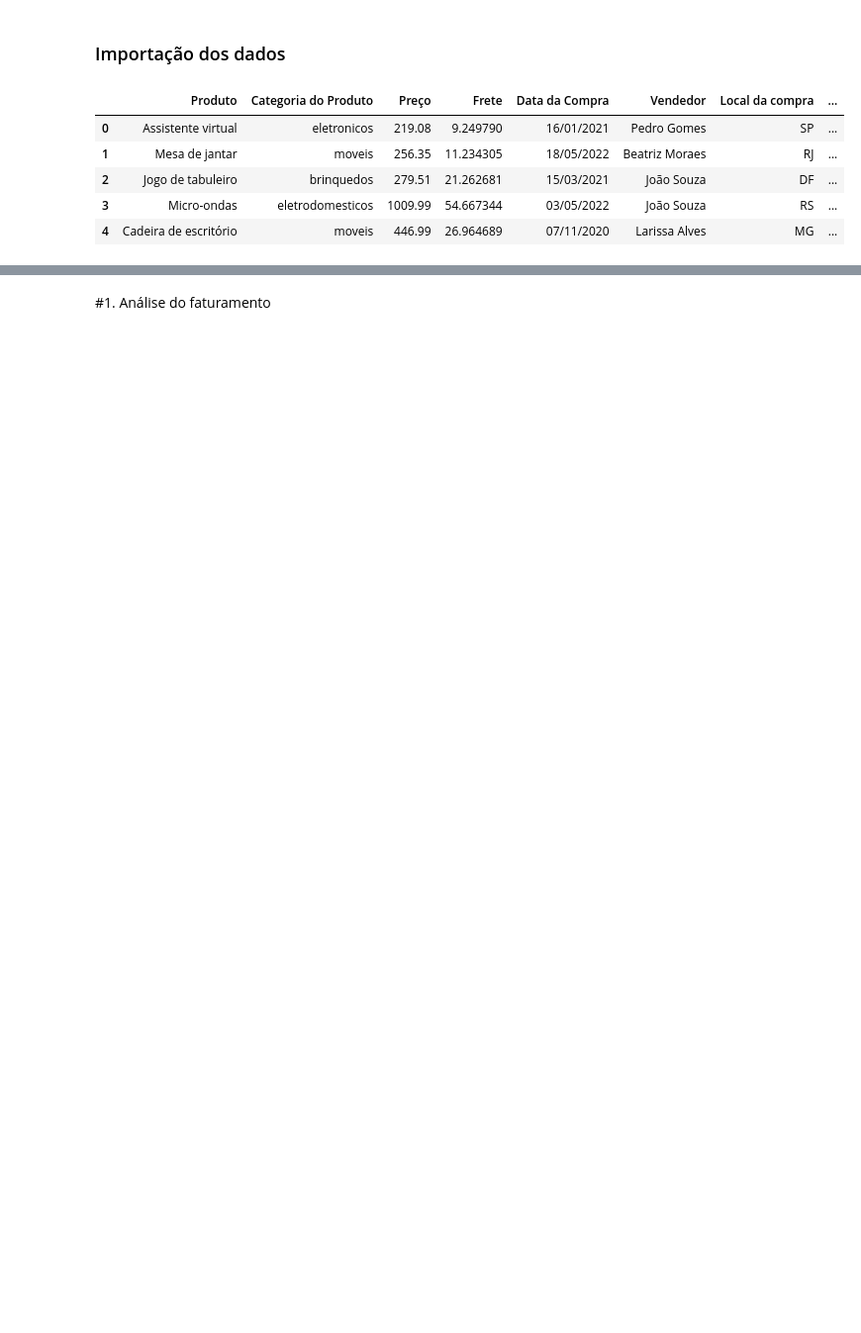
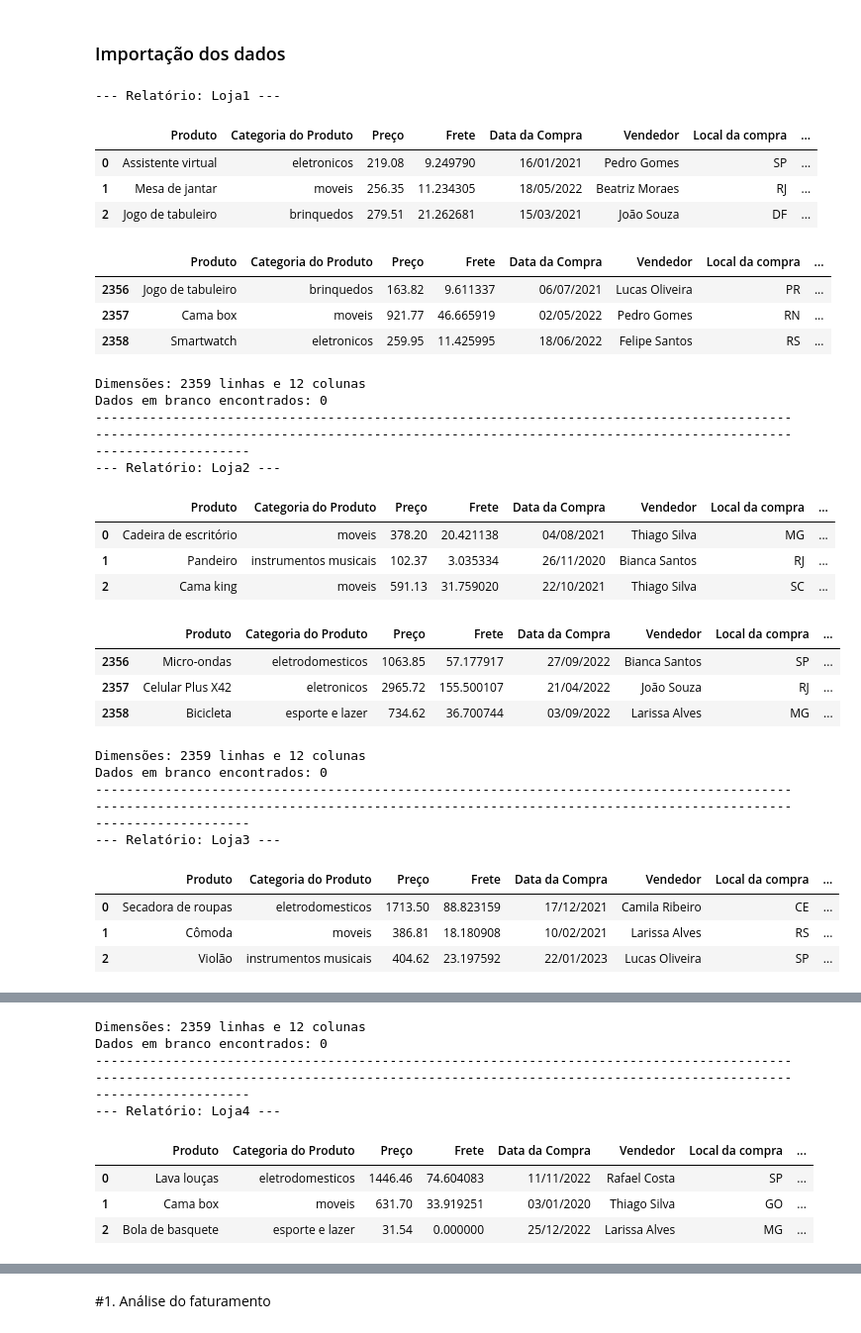
Before and after one commit to vitorhugo28/Alura_Store_BR, a Jupyter notebook: AluraStoreBrasil.ipynb, the cells around one changed output, grey strips where cells are left out. Shown at 99% size. Drawn from its saved outputs; the diff is of its cells as text; code cells hidden in the pictures; blank space fills up the shorter version.

```diff
--- a/AluraStoreBrasil.ipynb
+++ b/AluraStoreBrasil.ipynb
@@ -5,21 +5,56 @@
 # %%
 import pandas as pd
 
-url = "https://raw.githubusercontent.com/alura-es-cursos/challenge1-data-science/refs/heads/main/base-de-dados-challenge-1/loja_1.csv"
-url2 = "https://raw.githubusercontent.com/alura-es-cursos/challenge1-data-science/refs/heads/main/base-de-dados-challenge-1/loja_2.csv"
-url3 = "https://raw.githubusercontent.com/alura-es-cursos/challenge1-data-science/refs/heads/main/base-de-dados-challenge-1/loja_3.csv"
-url4 = "https://raw.githubusercontent.com/alura-es-cursos/challenge1-data-science/refs/heads/main/base-de-dados-challenge-1/loja_4.csv"
+lojas_dados = {
+    "Loja1": "https://raw.githubusercontent.com/alura-es-cursos/challenge1-data-science/refs/heads/main/base-de-dados-challenge-1/loja_1.csv",
+    "Loja2": "https://raw.githubusercontent.com/alura-es-cursos/challenge1-data-science/refs/heads/main/base-de-dados-challenge-1/loja_2.csv",
+    "Loja3": "https://raw.githubusercontent.com/alura-es-cursos/challenge1-data-science/refs/heads/main/base-de-dados-challenge-1/loja_3.csv",
+    "Loja4": "https://raw.githubusercontent.com/alura-es-cursos/challenge1-data-science/refs/heads/main/base-de-dados-challenge-1/loja_4.csv"
+}
 
-loja = pd.read_csv(url)
-loja2 = pd.read_csv(url2)
-loja3 = pd.read_csv(url3)
-loja4 = pd.read_csv(url4)
 
-loja.head()
+for nome, url in lojas_dados.items():
+    df_loja= pd.read_csv(url)
+
+    linhas, colunas = df_loja.shape
+
+    nulos = df_loja.isnull().sum().sum()
+
+    print(f"--- Relatório: {nome} ---")
+    display(df_loja.head(3))
+    print(" ")
+    display(df_loja.tail(3))
+    print(" ")
+    print(f"Dimensões: {linhas} linhas e {colunas} colunas")
+    print(f"Dados em branco encontrados: {nulos}")
+    print("-" * 200)
 # %% [output]
+--- Relatório: Loja1 ---
 |  | Produto | Categoria do Produto | Preço | Frete | Data da Compra | Vendedor | Local da compra | ... |
 | 0 | Assistente virtual | eletronicos | 219.08 | 9.249790 | 16/01/2021 | Pedro Gomes | SP | ... |
 | 1 | Mesa de jantar | moveis | 256.35 | 11.234305 | 18/05/2022 | Beatriz Moraes | RJ | ... |
 | 2 | Jogo de tabuleiro | brinquedos | 279.51 | 21.262681 | 15/03/2021 | João Souza | DF | ... |
-| 3 | Micro-ondas | eletrodomesticos | 1009.99 | 54.667344 | 03/05/2022 | João Souza | RS | ... |
-| 4 | Cadeira de escritório | moveis | 446.99 | 26.964689 | 07/11/2020 | Larissa Alves | MG | ... |
+|  | Produto | Categoria do Produto | Preço | Frete | Data da Compra | Vendedor | Local da compra | ... |
+| 2356 | Jogo de tabuleiro | brinquedos | 163.82 | 9.611337 | 06/07/2021 | Lucas Oliveira | PR | ... |
+| 2357 | Cama box | moveis | 921.77 | 46.665919 | 02/05/2022 | Pedro Gomes | RN | ... |
+| 2358 | Smartwatch | eletronicos | 259.95 | 11.425995 | 18/06/2022 | Felipe Santos | RS | ... |
+Dimensões: 2359 linhas e 12 colunas
+Dados em branco encontrados: 0
+--------------------------------------------------------------------------------------------------------------------------------------------------------------------------------------------------------
+--- Relatório: Loja2 ---
+|  | Produto | Categoria do Produto | Preço | Frete | Data da Compra | Vendedor | Local da compra | ... |
+| 0 | Cadeira de escritório | moveis | 378.20 | 20.421138 | 04/08/2021 | Thiago Silva | MG | ... |
+| 1 | Pandeiro | instrumentos musicais | 102.37 | 3.035334 | 26/11/2020 | Bianca Santos | RJ | ... |
+| 2 | Cama king | moveis | 591.13 | 31.759020 | 22/10/2021 | Thiago Silva | SC | ... |
+|  | Produto | Categoria do Produto | Preço | Frete | Data da Compra | Vendedor | Local da compra | ... |
+| 2356 | Micro-ondas | eletrodomesticos | 1063.85 | 57.177917 | 27/09/2022 | Bianca Santos | SP | ... |
+| 2357 | Celular Plus X42 | eletronicos | 2965.72 | 155.500107 | 21/04/2022 | João Souza | RJ | ... |
+| 2358 | Bicicleta | esporte e lazer | 734.62 | 36.700744 | 03/09/2022 | Larissa Alves | MG | ... |
+Dimensões: 2359 linhas e 12 colunas
+Dados em branco encontrados: 0
+--------------------------------------------------------------------------------------------------------------------------------------------------------------------------------------------------------
+--- Relatório: Loja3 ---
+|  | Produto | Categoria do Produto | Preço | Frete | Data da Compra | Vendedor | Local da compra | ... |
+| 0 | Secadora de roupas | eletrodomesticos | 1713.50 | 88.823159 | 17/12/2021 | Camila Ribeiro | CE | ... |
+| 1 | Cômoda | moveis | 386.81 | 18.180908 | 10/02/2021 | Larissa Alves | RS | ... |
+| 2 | Violão | instrumentos musicais | 404.62 | 23.197592 | 22/01/2023 | Lucas Oliveira | SP | ... |
@@ -25,0 +65,8 @@ loja.head()
+Dimensões: 2359 linhas e 12 colunas
+Dados em branco encontrados: 0
+--------------------------------------------------------------------------------------------------------------------------------------------------------------------------------------------------------
+--- Relatório: Loja4 ---
+|  | Produto | Categoria do Produto | Preço | Frete | Data da Compra | Vendedor | Local da compra | ... |
+| 0 | Lava louças | eletrodomesticos | 1446.46 | 74.604083 | 11/11/2022 | Rafael Costa | SP | ... |
+| 1 | Cama box | moveis | 631.70 | 33.919251 | 03/01/2020 | Thiago Silva | GO | ... |
+| 2 | Bola de basquete | esporte e lazer | 31.54 | 0.000000 | 25/12/2022 | Larissa Alves | MG | ... |
```
Also changed, not shown: parts of 14 cells of this notebook.
